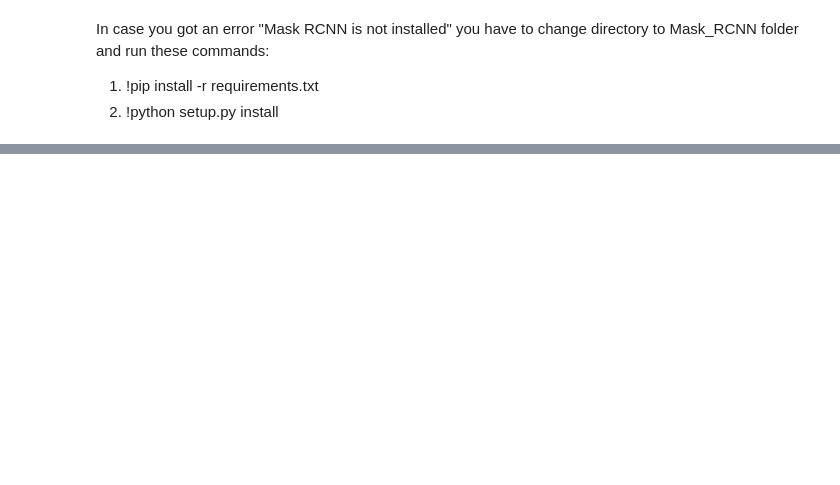
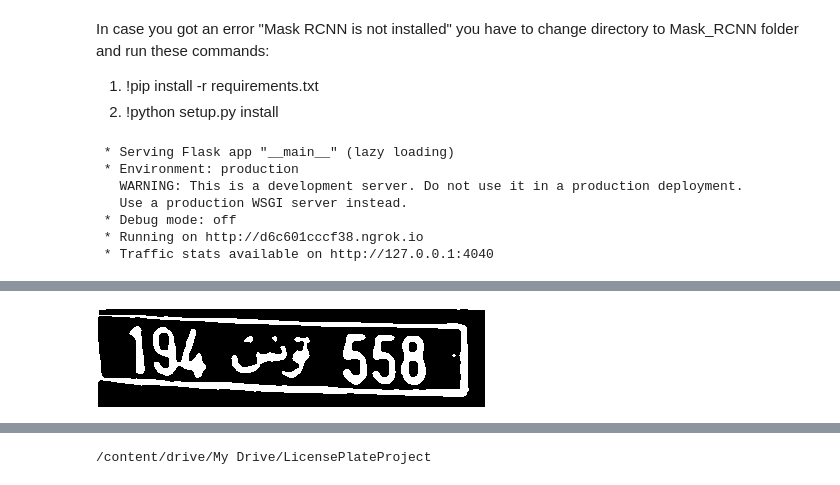
Before and after one commit to MedAmine-SUDO/Tunisian-License-Plate-Recognition, a Jupyter notebook: Main.ipynb, the cells around one changed output, grey strips where cells are left out. Saved outputs shown, nothing was run; the diff lists cells and outputs as text; code cells hidden in the pictures; blank space fills up the shorter version.

Commit message:
Organize code in functions and adding flask api generation code

```diff
--- a/Main.ipynb
+++ b/Main.ipynb
@@ -21,0 +30,29 @@ from keras.models import load_model
+# %%
+app = Flask(__name__)
+run_with_ngrok(app)   #starts ngrok when the app is run
+
+@app.route('/')
+def home():
+    return render_template('index.html')
+
+@app.route('/predict', methods=['POST'])
+def predict():
+    yhat, image = detectPlate(request.files['image'])
+    l = firstCrop(image, yhat)
+    segmentNumber(l[0])
+    pl = listdir(DIGITS_PATH)
+    pl = [(lambda x: int(x[:-4]))(x) for x in pl]
+    pl = sorted(pl)
+    res = recognize(pl)
+    return jsonify(res)
+
+if __name__ == "__main__":
+    app.run()
+# %% [output]
+ * Serving Flask app "__main__" (lazy loading)
+ * Environment: production
+   WARNING: This is a development server. Do not use it in a production deployment.
+   Use a production WSGI server instead.
+ * Debug mode: off
+ * Running on http://d6c601cccf38.ngrok.io
+ * Traffic stats available on http://127.0.0.1:4040
@@ -21,0 +60 @@ from keras.models import load_model
+[figure, added]
@@ -22,3 +62,7 @@ from keras.models import load_model
+# %%
+cd ..
+# %% [output]
+/content/drive/My Drive/LicensePlateProject
 # %%
 #Ensure that you are in the project directory
 SUBMISSION_IMAGES = "./SubmissionImages/"
```
Also changed, not shown: parts of 23 cells of this notebook.
